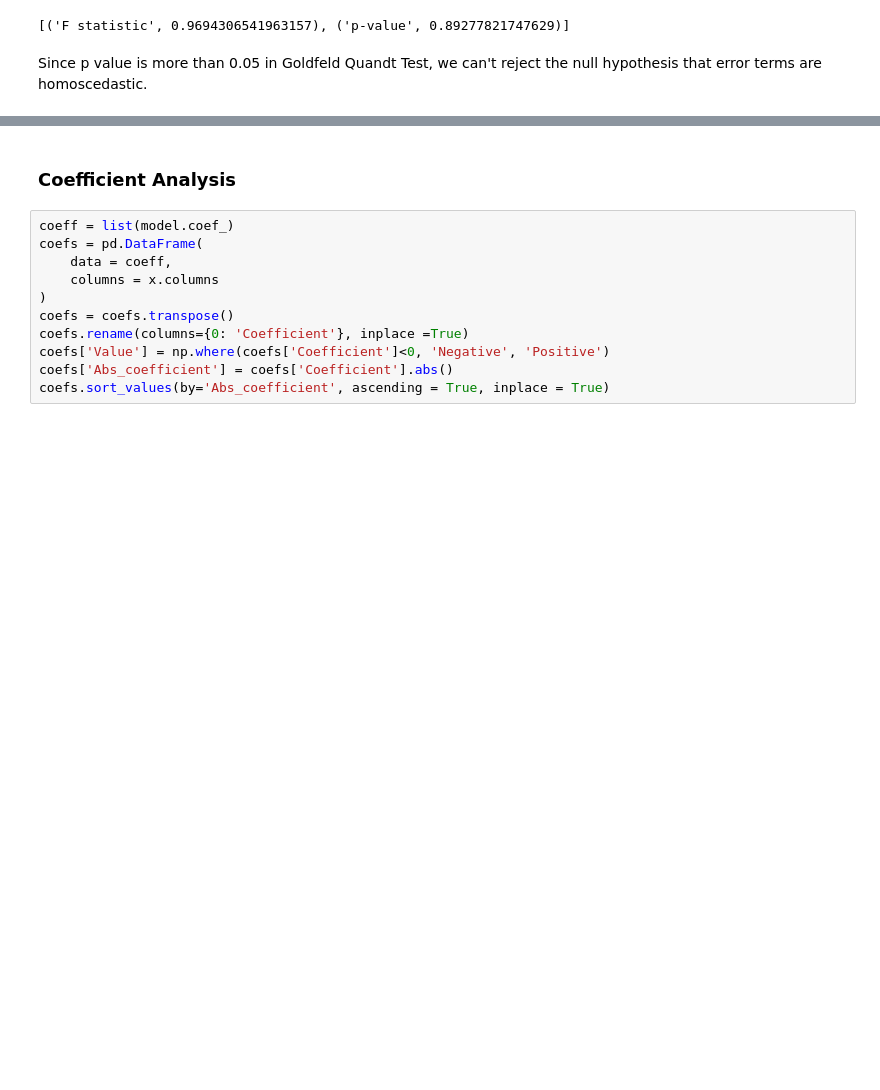
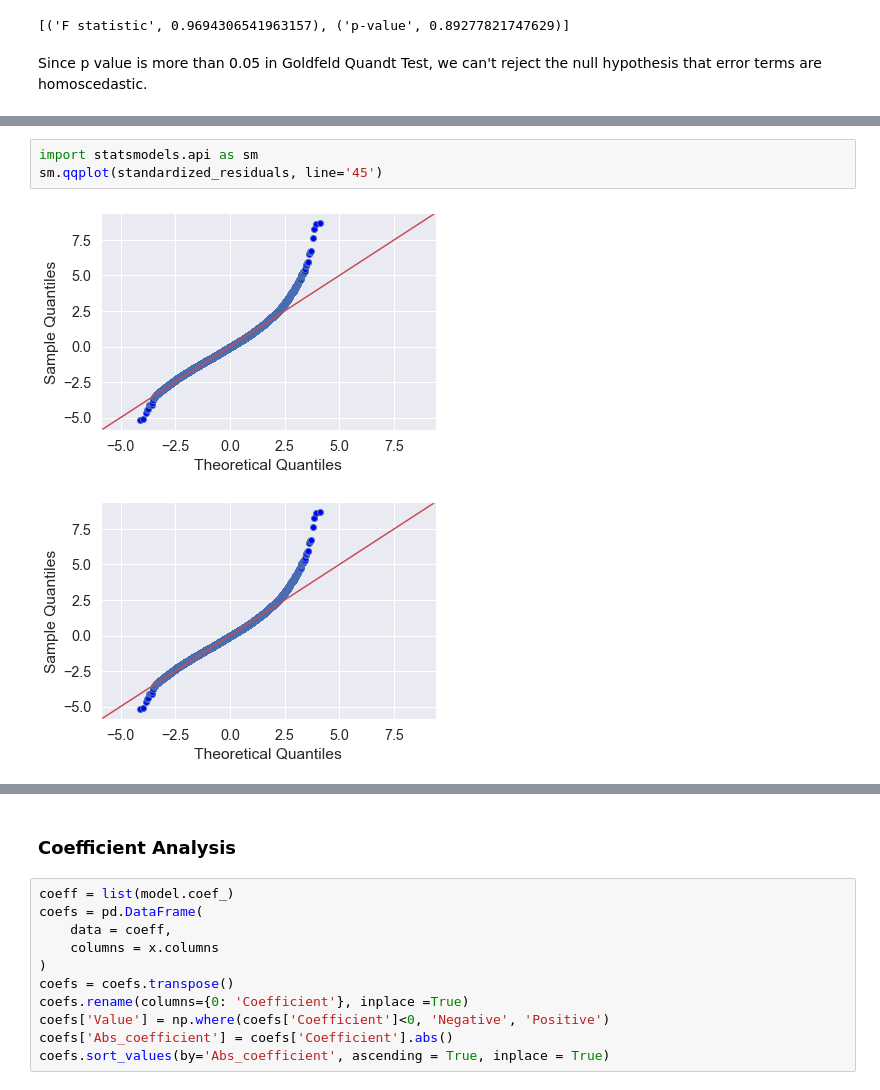
Before and after one commit to milkmanex1/HDB, a Jupyter notebook: Linear Regression.ipynb, the cells around one changed output, grey strips where cells are left out. Saved outputs shown, nothing was run; the diff lists cells and outputs as text; blank space fills up the shorter version.

```diff
--- a/Linear Regression.ipynb
+++ b/Linear Regression.ipynb
@@ -114,0 +194,6 @@ Since p value is more than 0.05 in Goldfeld Quandt Test, we can't reject the nul
+# %%
+import statsmodels.api as sm
+sm.qqplot(standardized_residuals, line='45')
+# %% [output]
+[figure, added]
+[figure, added]
```
Also changed, not shown: parts of 48 cells of this notebook.
